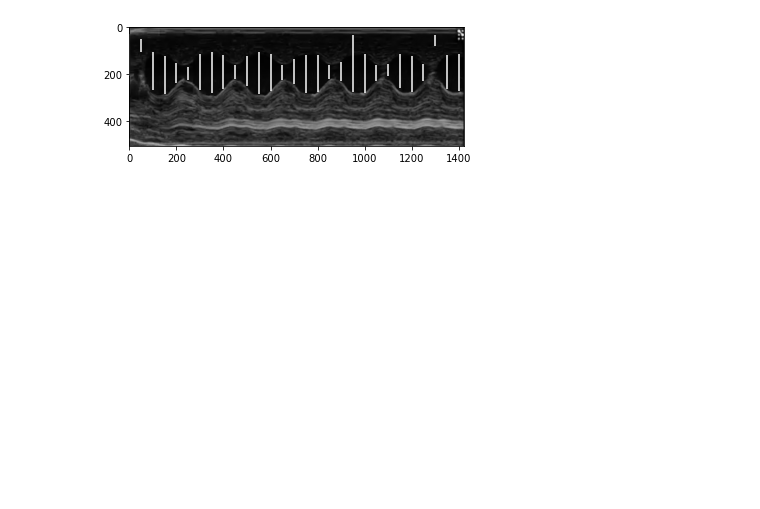
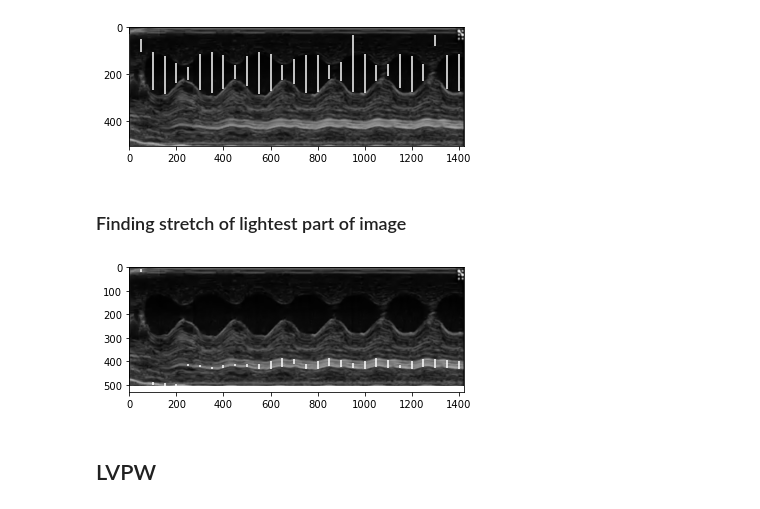
Before and after one commit to Onebu/HackMarato, a Jupyter notebook: cor_astrid.ipynb, the cells around one changed output. Drawn from its saved outputs; the diff is of its cells as text; code cells hidden in the pictures; blank space fills up the shorter version.

Commit message:
Working on isolating IVS, LVID and LVPW

```diff
--- a/cor_astrid.ipynb
+++ b/cor_astrid.ipynb
@@ -204,3 +239,60 @@ for i in range(0,len(start_x),50):
     plt.vlines(i, start_x[i], end_y[i], colors="white")
 # %% [output]
 [figure]
+# %% [markdown]
+### Finding stretch of lightest part of image
+# %%
+# Link: https://www.geeksforgeeks.org/longest-sequence-positive-integers-array/
+# Python code to find longest running
+# sequence of positive integers.
+
+
+def getLongestSeq_below_LVPW(a, n):
+    maxIdx = 0
+    maxLen = 0
+    currLen = 0
+    currIdx = 0
+    for k in range(n):
+        if a[k] > 100:
+            currLen += 1
+
+            # New sequence, store
+            # beginning index.
+            if currLen == 1:
+                currIdx = k
+        else:
+            if currLen > maxLen:
+                maxLen = currLen
+                maxIdx = currIdx
+            currLen = 0
+
+    if currLen > maxLen:
+        maxLen = currLen
+        maxIdx = currIdx
+
+    if maxLen > 0:
+        return maxIdx, maxLen #print('Index : ', maxIdx, ',Length : ', maxLen,)
+    else:
+        return 0,0 #print("No positive sequence detected.")
+
+
+start_x = []
+end_y = []
+
+for i in range(len(img[0])):
+    col = img[:,i]
+    n_ = len(col)
+
+    start,stretch = getLongestSeq_below_LVPW(col, n_)
+
+    start_x.append(start)
+    end_y.append(start+stretch)
+
+
+plt.imshow(img, cmap="gray")
+for i in range(0,len(start_x),50):
+    plt.vlines(i, start_x[i], end_y[i], colors="white")
+# %% [output]
+[figure, added]
+# %% [markdown]
+## LVPW
```
Also changed, not shown: parts of 2 cells of this notebook.
